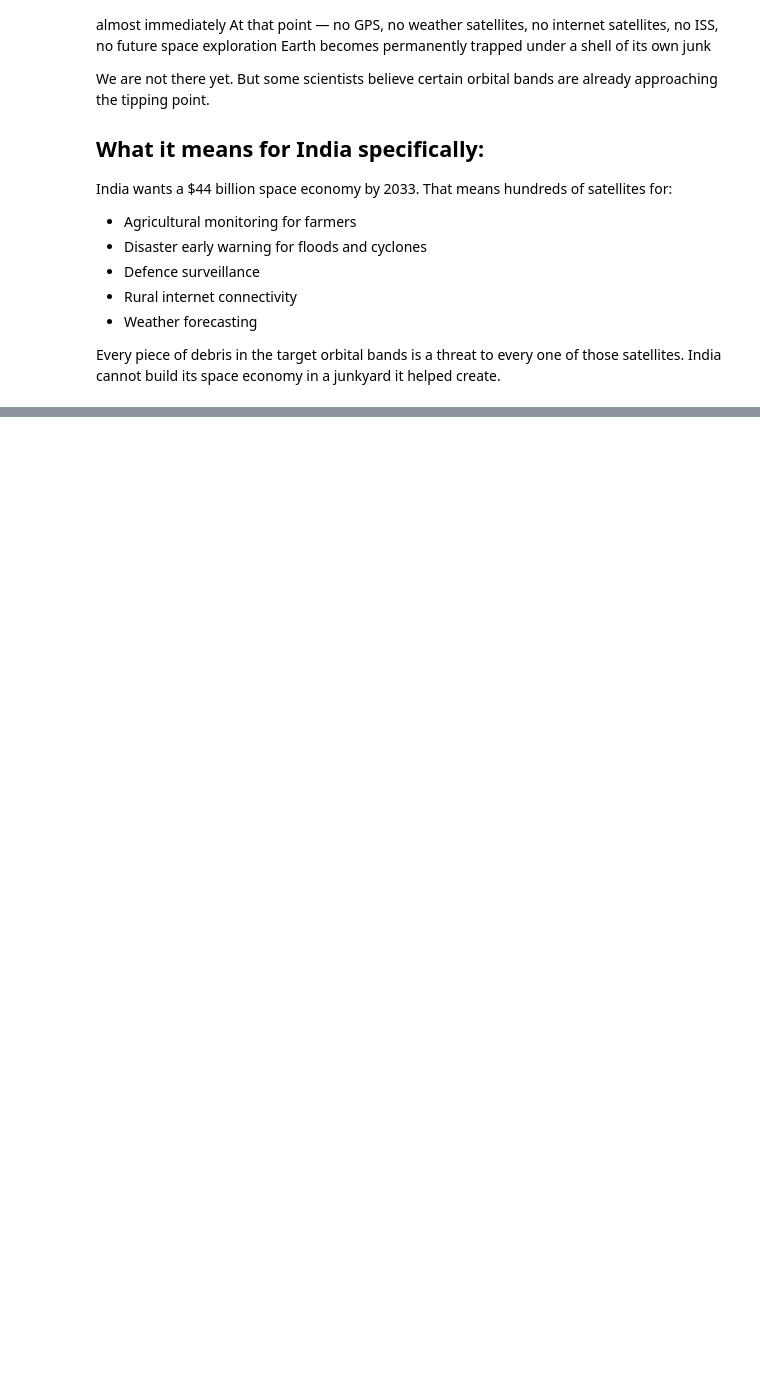
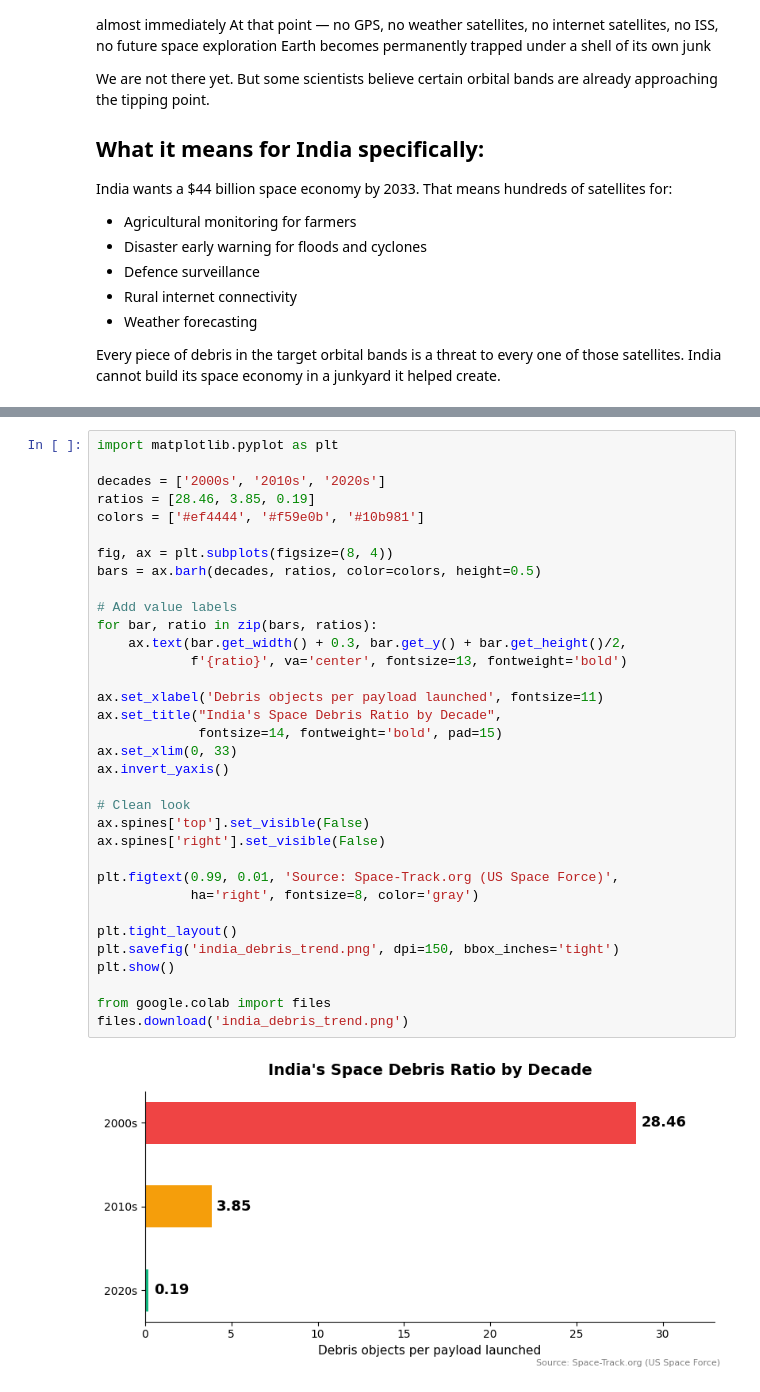
Before and after one commit to Mohit2593/leo-congestion-india, a Jupyter notebook: leo_analysis.ipynb, the cells around one changed output, grey strips where cells are left out. Drawn from its saved outputs; the diff is of its cells as text; blank space fills up the shorter version.

Commit message:
Added visuals

```diff
--- a/leo_analysis.ipynb
+++ b/leo_analysis.ipynb
@@ -315,0 +340,36 @@ Every piece of debris in the target orbital bands is a threat to every one of th
+# %%
+import matplotlib.pyplot as plt
+
+decades = ['2000s', '2010s', '2020s']
+ratios = [28.46, 3.85, 0.19]
+colors = ['#ef4444', '#f59e0b', '#10b981']
+
+fig, ax = plt.subplots(figsize=(8, 4))
+bars = ax.barh(decades, ratios, color=colors, height=0.5)
+
+# Add value labels
+for bar, ratio in zip(bars, ratios):
+    ax.text(bar.get_width() + 0.3, bar.get_y() + bar.get_height()/2,
+            f'{ratio}', va='center', fontsize=13, fontweight='bold')
+
+ax.set_xlabel('Debris objects per payload launched', fontsize=11)
+ax.set_title("India's Space Debris Ratio by Decade",
+             fontsize=14, fontweight='bold', pad=15)
+ax.set_xlim(0, 33)
+ax.invert_yaxis()
+
+# Clean look
+ax.spines['top'].set_visible(False)
+ax.spines['right'].set_visible(False)
+
+plt.figtext(0.99, 0.01, 'Source: Space-Track.org (US Space Force)',
+            ha='right', fontsize=8, color='gray')
+
+plt.tight_layout()
+plt.savefig('india_debris_trend.png', dpi=150, bbox_inches='tight')
+plt.show()
+
+from google.colab import files
+files.download('india_debris_trend.png')
+# %% [output]
+[figure, added]
```
Also changed, not shown: parts of 4 cells of this notebook.
